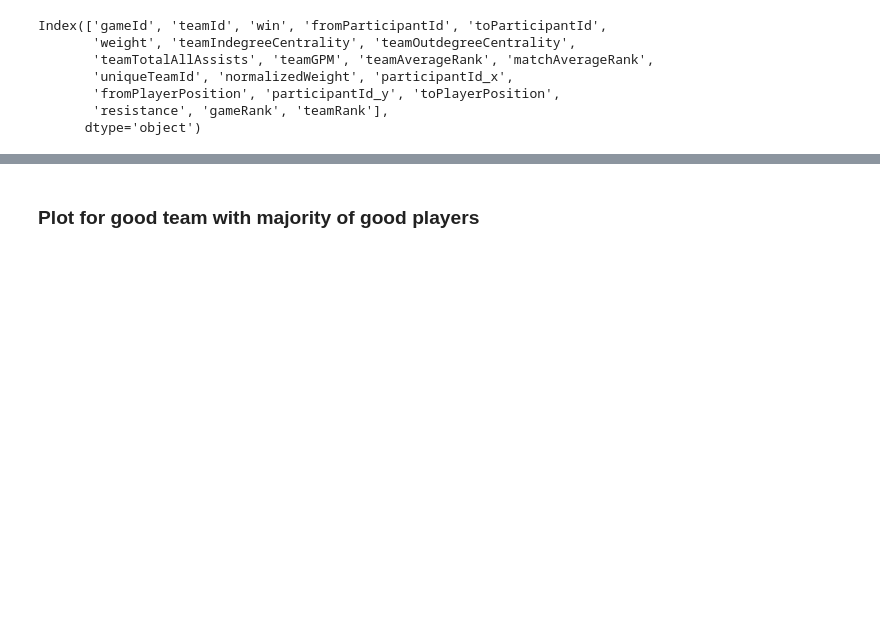
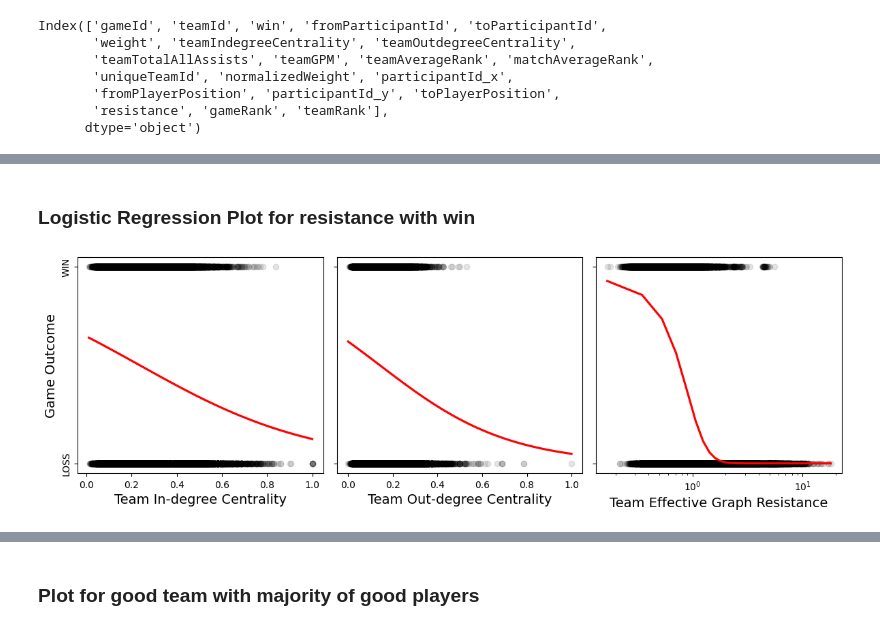
Before and after one commit to TDI-Lab/Collective-Intelligence-LoL, a Jupyter notebook: notebooks/teamPlots.ipynb, the cells around one changed output, grey strips where cells are left out. Saved outputs shown, nothing was run; the diff lists cells and outputs as text; code cells hidden in the pictures; blank space fills up the shorter version.

Commit message:
Added chordial plots for visualizing EGR

```diff
--- a/notebooks/teamPlots.ipynb
+++ b/notebooks/teamPlots.ipynb
@@ -871,0 +904,31 @@ Index(['gameId', 'teamId', 'win', 'fromParticipantId', 'toParticipantId',
+# %% [markdown]
+### Logistic Regression Plot for resistance with win
+# %%
+import seaborn as sns
+
+fig, axes = plt.subplots(1, 3, figsize=(12,4), sharey=True)
+
+x = team_labels_df['resistance']
+y = team_labels_df['win']
+
+# plot the logistic regression curve
+sns.regplot(x='teamIndegreeCentrality', y='win', data=team_labels_df, logistic=True, ci=None, ax=axes[0], scatter_kws={'color': 'black', 'alpha': 0.1}, line_kws={'color': 'red'})
+sns.regplot(x='teamOutdegreeCentrality', y='win', data=team_labels_df, logistic=True, ci=None, ax=axes[1], scatter_kws={'color': 'black', 'alpha': 0.1}, line_kws={'color': 'red'})
+sns.regplot(x='resistance', y='win', data=team_labels_df, logistic=True, ci=None, ax=axes[2], scatter_kws={'color': 'black', 'alpha': 0.1}, line_kws={'color': 'red'})
+
+
+axes[0].set_ylabel('Game Outcome', fontsize=14)
+axes[0].set_yticks([0, 1], ['LOSS', 'WIN'], rotation=90, va='center') # Set y-axis ticks at 0 and 1 only
+axes[1].set_ylabel('')
+axes[2].set_ylabel('')
+
+axes[0].set_xlabel('Team In-degree Centrality', fontsize=14)
+axes[1].set_xlabel('Team Out-degree Centrality', fontsize=14)
+axes[2].set_xlabel('Team Effective Graph Resistance', fontsize=14)
+
+plt.xscale('log')
+
+plt.tight_layout()
+plt.show()
+# %% [output]
+[figure, added]
```
Also changed, not shown: parts of 28 cells of this notebook, 2 other files.
